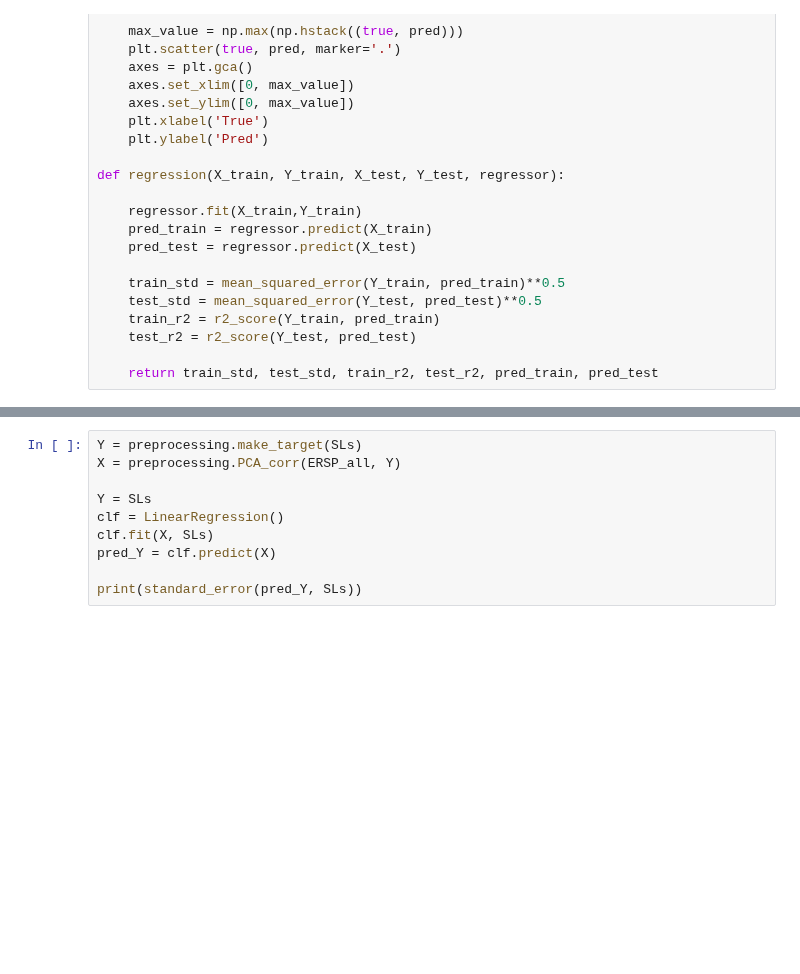
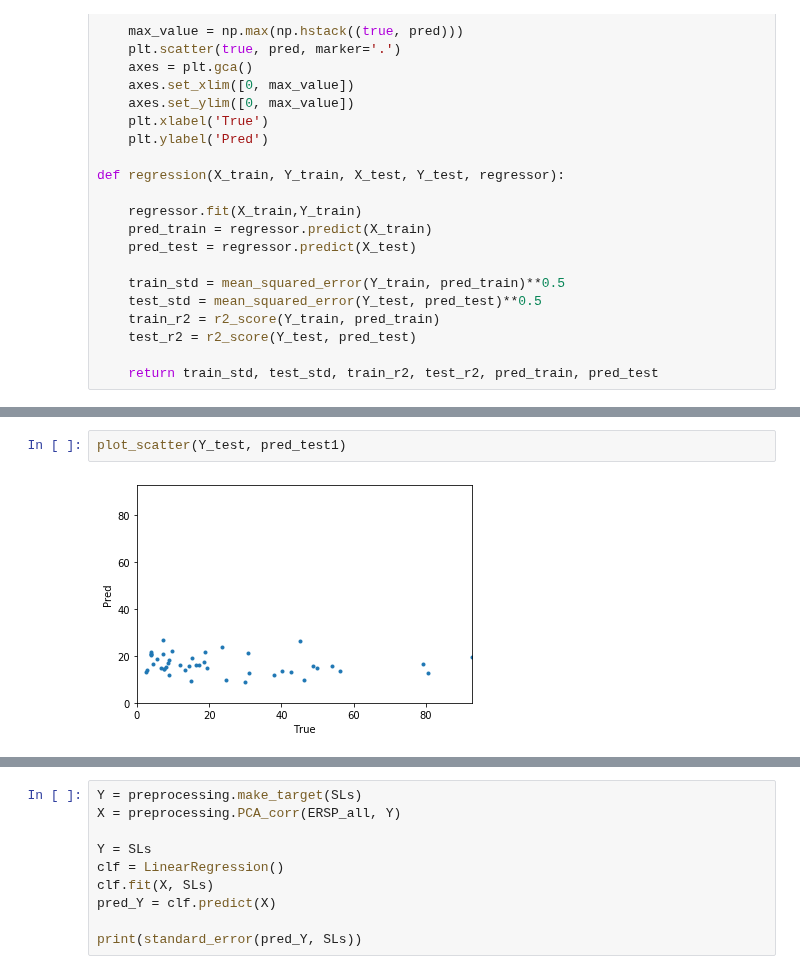
Before and after one commit to hundredball/Math24, a Jupyter notebook: Ginny_ERSP/ERSP_binary_classification.ipynb, the cells around one changed output, grey strips where cells are left out. Cells and saved outputs as stored; diff of their text form; blank space fills up the shorter version.

```diff
--- a/Ginny_ERSP/ERSP_binary_classification.ipynb
+++ b/Ginny_ERSP/ERSP_binary_classification.ipynb
@@ -445,0 +447,4 @@ Method 3: std (15.421591, 12.008649), r2 (0.176553, -0.635332)
+# %%
+plot_scatter(Y_test, pred_test1)
+# %% [output]
+[figure, added]
```
Also changed, not shown: parts of 5 cells of this notebook, 2 other files.
